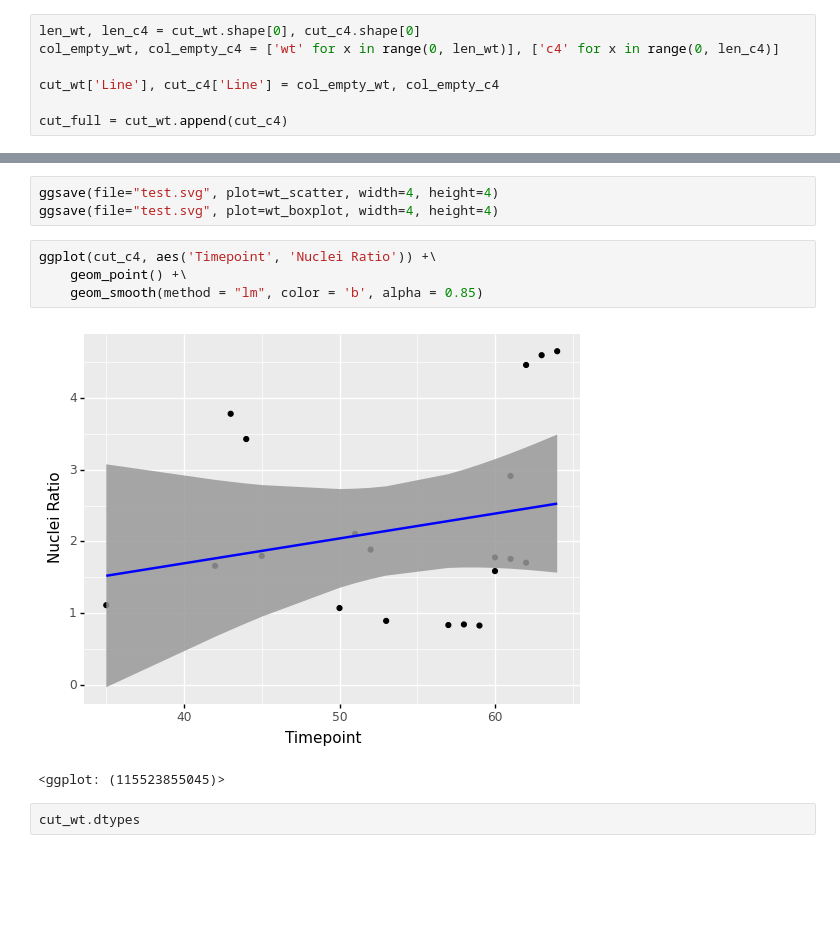
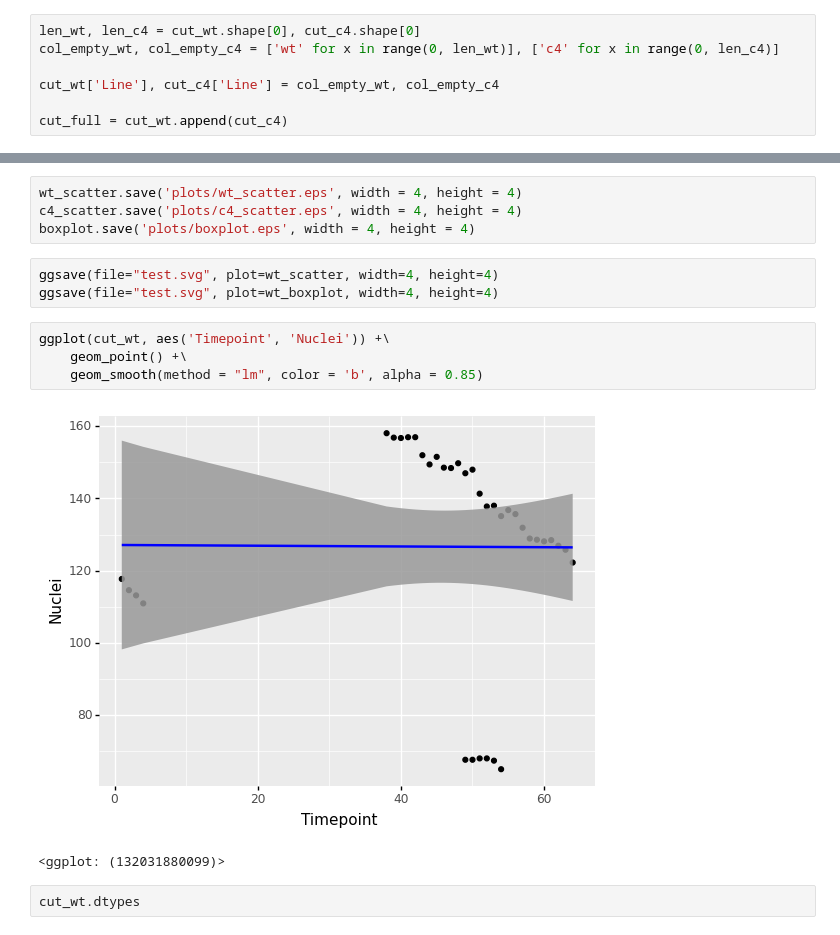
Before and after one commit to niightingale/bep_tools, a Jupyter notebook: fiji_analysis/models_X3.ipynb, the cells around one changed output, grey strips where cells are left out. Drawn from its saved outputs; the diff is of its cells as text; blank space fills up the shorter version.

```diff
--- a/fiji_analysis/models_X3.ipynb
+++ b/fiji_analysis/models_X3.ipynb
@@ -548,13 +581,17 @@ wt_boxplot
+# %%
+wt_scatter.save('plots/wt_scatter.eps', width = 4, height = 4)
+c4_scatter.save('plots/c4_scatter.eps', width = 4, height = 4)
+boxplot.save('plots/boxplot.eps', width = 4, height = 4)
 # %%
 ggsave(file="test.svg", plot=wt_scatter, width=4, height=4)
 ggsave(file="test.svg", plot=wt_boxplot, width=4, height=4)
 # %%
-ggplot(cut_c4, aes('Timepoint', 'Nuclei Ratio')) +\
+ggplot(cut_wt, aes('Timepoint', 'Nuclei')) +\
     geom_point() +\
     geom_smooth(method = "lm", color = 'b', alpha = 0.85)
 # %% [output]
-[figure, old version]
+[figure, new version]
-<ggplot: (115523855045)>
+<ggplot: (132031880099)>
 # %%
 cut_wt.dtypes
 # %% [output]
```
Also changed, not shown: parts of 7 cells of this notebook, 8 other files.
